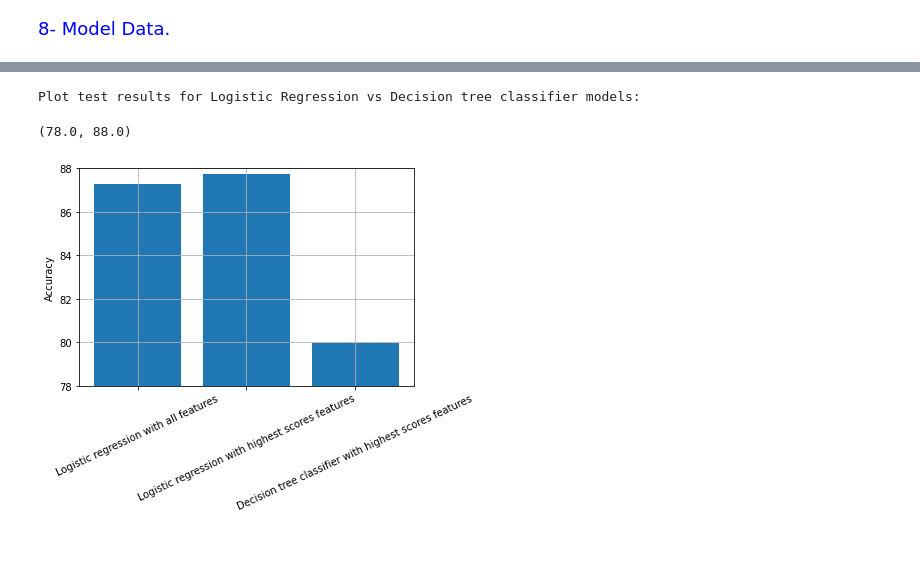
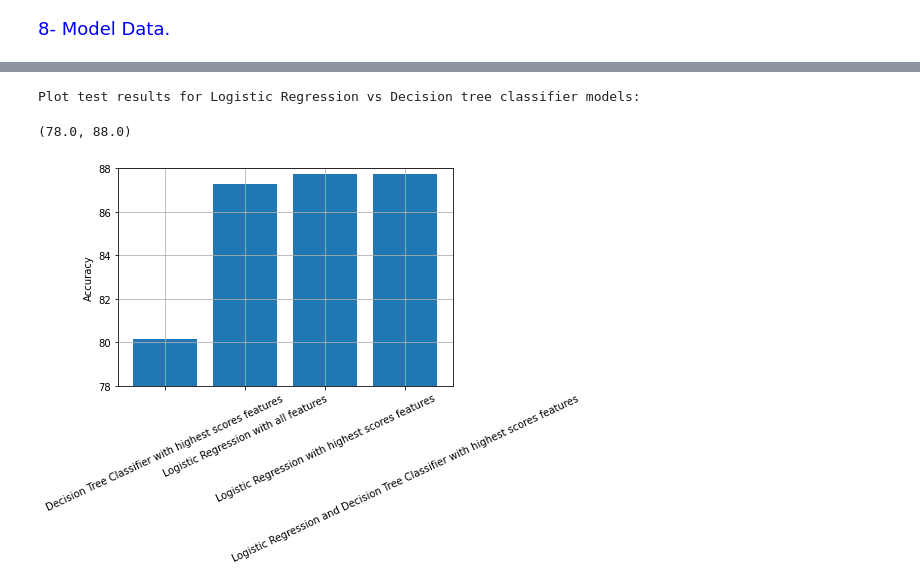
Before and after one commit to lebaz20/credit-approval-ml, a Jupyter notebook: project.ipynb, the cells around one changed output, grey strips where cells are left out. Drawn from its saved outputs; the diff is of its cells as text; code cells hidden in the pictures; blank space fills up the shorter version.

```diff
--- a/project.ipynb
+++ b/project.ipynb
@@ -1041,20 +1101,16 @@ plot_tree(model, fontsize=10)
 # %%
-allFeaturesLogisticRegressionProcessedTestResults = processTestResults(allFeaturesLogisticRegressionTestResults)
-highestScoresFeaturesLogisticRegressionProcessedTestResults = processTestResults(highestScoresFeaturesLogisticRegressionTestResults)
-highestScoresFeaturesDecisionTreeProcessedTestResults = processTestResults(highestScoresFeaturesDecisionTreeTestResults)
+allResults = getAllResultsNamed()
 
 def getHighestAccuracy(accuracies):
     return np.max(list(accuracies.values()))
 
 print("\nPlot test results for Logistic Regression vs Decision tree classifier models:")
-summary = {
-    "Logistic regression with all features": getHighestAccuracy(allFeaturesLogisticRegressionProcessedTestResults[2]),
-    "Logistic regression with highest scores features": getHighestAccuracy(highestScoresFeaturesLogisticRegressionProcessedTestResults[2]),
-    "Decision tree classifier with highest scores features": getHighestAccuracy(highestScoresFeaturesDecisionTreeProcessedTestResults[2]),
-}
+summary = {}
+for modelName in models:
+    summary[modelName] = getHighestAccuracy(allResults[modelName]['kFoldTransformsSummarized'])
 plotSummary(summary)
 plt.ylim(78, 88)
 # %% [output]
 Plot test results for Logistic Regression vs Decision tree classifier models:
 (78.0, 88.0)
-[figure, old version]
+[figure, new version]
```
Also changed, not shown: parts of 34 cells of this notebook, 1 other file.
